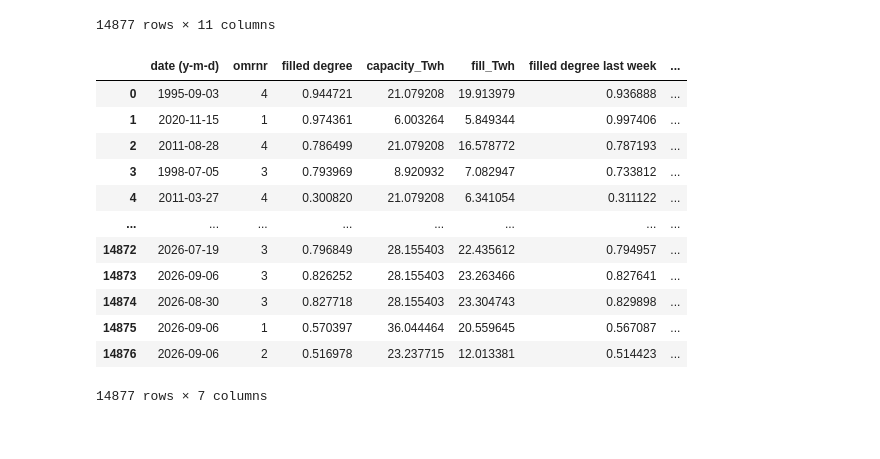
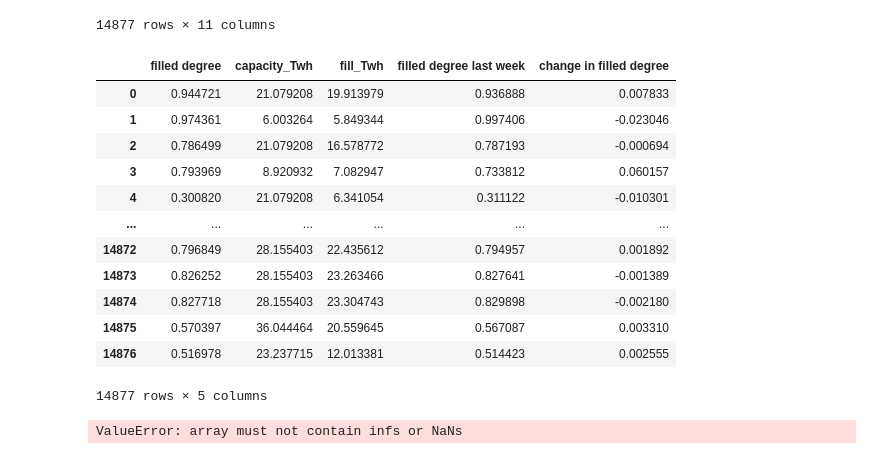
Before and after one commit to LjosNorth/IND320LjosNorth, a Jupyter notebook: notebooks/Notebook.ipynb, the cells around one changed output. Drawn from its saved outputs; the diff is of its cells as text; code cells hidden in the pictures.

```diff
--- a/notebooks/Notebook.ipynb
+++ b/notebooks/Notebook.ipynb
@@ -63,23 +63,22 @@ reservoirs
 pd.options.plotting.backend = "plotly"
 # %%
 # removing columns not suitable for plotting, expect date
-reservoirsCut = reservoirs[["date (y-m-d)","omrnr", "filled degree", "capacity_Twh", "fill_Twh", "filled degree last week", "change in filled degree"]]
-reservoirsCut["date (y-m-d)"] = pd.to_datetime(reservoirsCut["date (y-m-d)"])
+reservoirsCut = reservoirs[["filled degree", "capacity_Twh", "fill_Twh", "filled degree last week", "change in filled degree"]]
 reservoirsCut
 # %% [output]
-|  | date (y-m-d) | omrnr | filled degree | capacity_Twh | fill_Twh | filled degree last week | ... |
-| 0 | 1995-09-03 | 4 | 0.944721 | 21.079208 | 19.913979 | 0.936888 | ... |
-| 1 | 2020-11-15 | 1 | 0.974361 | 6.003264 | 5.849344 | 0.997406 | ... |
-| 2 | 2011-08-28 | 4 | 0.786499 | 21.079208 | 16.578772 | 0.787193 | ... |
-| 3 | 1998-07-05 | 3 | 0.793969 | 8.920932 | 7.082947 | 0.733812 | ... |
-| 4 | 2011-03-27 | 4 | 0.300820 | 21.079208 | 6.341054 | 0.311122 | ... |
-| ... | ... | ... | ... | ... | ... | ... | ... |
-| 14872 | 2026-07-19 | 3 | 0.796849 | 28.155403 | 22.435612 | 0.794957 | ... |
-| 14873 | 2026-09-06 | 3 | 0.826252 | 28.155403 | 23.263466 | 0.827641 | ... |
-| 14874 | 2026-08-30 | 3 | 0.827718 | 28.155403 | 23.304743 | 0.829898 | ... |
-| 14875 | 2026-09-06 | 1 | 0.570397 | 36.044464 | 20.559645 | 0.567087 | ... |
-| 14876 | 2026-09-06 | 2 | 0.516978 | 23.237715 | 12.013381 | 0.514423 | ... |
+|  | filled degree | capacity_Twh | fill_Twh | filled degree last week | change in filled degree |
+| 0 | 0.944721 | 21.079208 | 19.913979 | 0.936888 | 0.007833 |
+| 1 | 0.974361 | 6.003264 | 5.849344 | 0.997406 | -0.023046 |
+| 2 | 0.786499 | 21.079208 | 16.578772 | 0.787193 | -0.000694 |
+| 3 | 0.793969 | 8.920932 | 7.082947 | 0.733812 | 0.060157 |
+| 4 | 0.300820 | 21.079208 | 6.341054 | 0.311122 | -0.010301 |
+| ... | ... | ... | ... | ... | ... |
+| 14872 | 0.796849 | 28.155403 | 22.435612 | 0.794957 | 0.001892 |
+| 14873 | 0.826252 | 28.155403 | 23.263466 | 0.827641 | -0.001389 |
+| 14874 | 0.827718 | 28.155403 | 23.304743 | 0.829898 | -0.002180 |
+| 14875 | 0.570397 | 36.044464 | 20.559645 | 0.567087 | 0.003310 |
+| 14876 | 0.516978 | 23.237715 | 12.013381 | 0.514423 | 0.002555 |
-14877 rows × 7 columns
+14877 rows × 5 columns
 # %%
 fig=make_subplots(rows=3, cols=2)
 fig.add_trace(
@@ -128,10 +127,13 @@ fig.update_yaxes(title="count", row=3, col=1)
 
 fig.show()
 # %%
+reservoirsLog = np.log2(reservoirsCut) # Scaling
+reservoirsLog = pd.DataFrame(reservoirsLog)
+
 fig = go.Figure()
 
 #fig1
-dataFig1 = reservoirsCut["filled degree"]
+dataFig1 = reservoirsLog["filled degree"]
 kde = gaussian_kde(dataFig1)
 x_range = np.linspace(dataFig1.min(), dataFig1.max(), 200)
 density = kde(x_range)
@@ -140,7 +142,7 @@ fig.add_trace(
 )
 
 #fig2
-dataFig2 = reservoirsCut["filled degree last week"]
+dataFig2 = reservoirsLog["filled degree last week"]
 kde = gaussian_kde(dataFig2)
 x_range = np.linspace(dataFig2.min(), dataFig2.max(), 200)
 density = kde(x_range)
@@ -149,7 +151,7 @@ fig.add_trace(
 )
 
 #fig3
-dataFig3 = reservoirsCut["change in filled degree"]
+dataFig3 = reservoirsLog["change in filled degree"]
 kde = gaussian_kde(dataFig3)
 x_range = np.linspace(dataFig3.min(), dataFig3.max(), 200)
 density = kde(x_range)
@@ -159,3 +161,5 @@ fig.add_trace(
 
 
 fig.show()
+# %% [output]
+ValueError: array must not contain infs or NaNs
```
Also changed, not shown: 3 other files.
